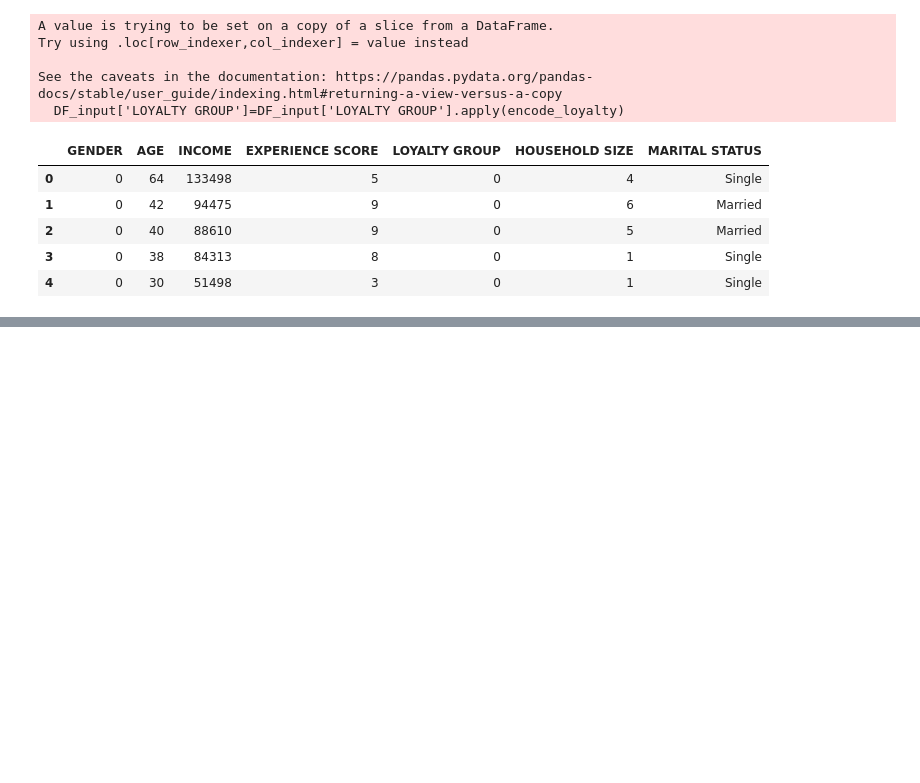
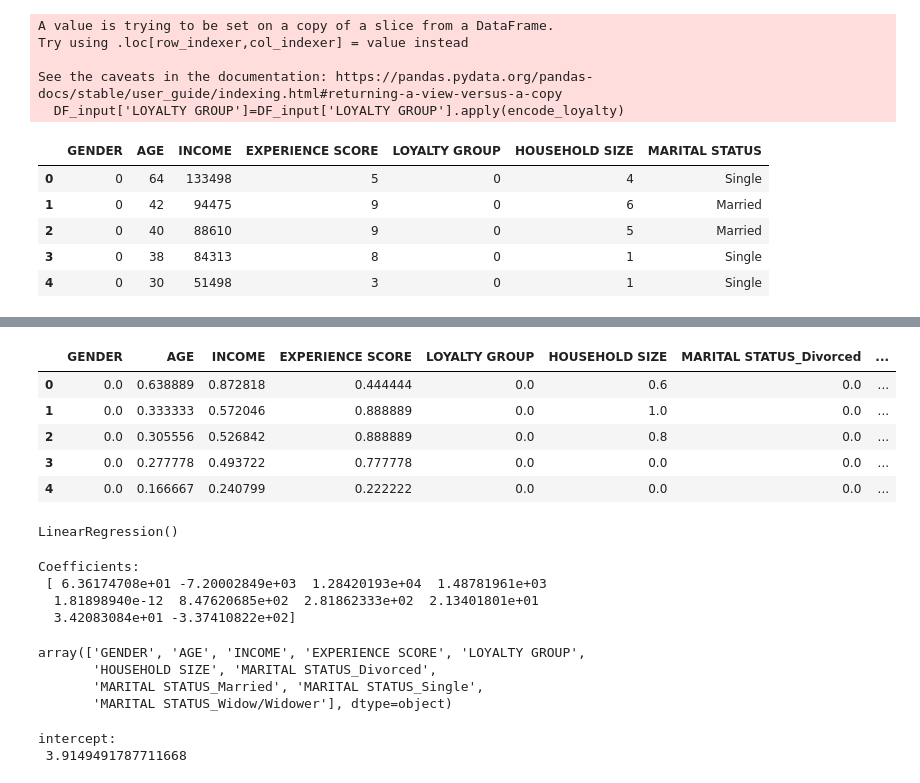
Before and after one commit to benjaminjvdm/portfolio, a Jupyter notebook: Machine Learning/Predict Customer Spend given Consumer Data/Exercise-Regression.ipynb, the cells around one changed output, grey strips where cells are left out. Cells and saved outputs as stored; diff of their text form; code cells hidden in the pictures; blank space fills up the shorter version.

```diff
--- a/Machine Learning/Predict Customer Spend given Consumer Data/Exercise-Regression.ipynb
+++ b/Machine Learning/Predict Customer Spend given Consumer Data/Exercise-Regression.ipynb
@@ -129,0 +146,14 @@ See the caveats in the documentation: https://pandas.pydata.org/pandas-docs/stab
+# %%
+#re-create the Pandas data frame for the NumPy format
+DF_input_column_names = DF_input.columns.values
+DF_input_np=preprocessing.minmax_scale(DF_input)
+Reg_input_scaled=pd.DataFrame(DF_input_np, columns=DF_input_column_names)
+Reg_input_scaled=pd.DataFrame(DF_input_np, columns=DF_input_column_names)
+Reg_input_scaled.head()
+# %% [output]
+|  | GENDER | AGE | INCOME | EXPERIENCE SCORE | LOYALTY GROUP | HOUSEHOLD SIZE | MARITAL STATUS_Divorced | ... |
+| 0 | 0.0 | 0.638889 | 0.872818 | 0.444444 | 0.0 | 0.6 | 0.0 | ... |
+| 1 | 0.0 | 0.333333 | 0.572046 | 0.888889 | 0.0 | 1.0 | 0.0 | ... |
+| 2 | 0.0 | 0.305556 | 0.526842 | 0.888889 | 0.0 | 0.8 | 0.0 | ... |
+| 3 | 0.0 | 0.277778 | 0.493722 | 0.777778 | 0.0 | 0.0 | 0.0 | ... |
+| 4 | 0.0 | 0.166667 | 0.240799 | 0.222222 | 0.0 | 0.0 | 0.0 | ... |
@@ -129,0 +163,29 @@ See the caveats in the documentation: https://pandas.pydata.org/pandas-docs/stab
+# %%
+#Train the model on the training data set
+regr = LinearRegression()
+regr.fit(X_train, Y_train)
+# %% [output]
+LinearRegression()
+# %%
+#predict the values of total spending for the testing feature and find coefficients
+Y_pred = regr.predict(X_test)
+print('Coefficients: \n', regr.coef_)
+# %% [output]
+Coefficients:
+ [ 6.36174708e+01 -7.20002849e+03  1.28420193e+04  1.48781961e+03
+  1.81898940e-12  8.47620685e+02  2.81862333e+02  2.13401801e+01
+  3.42083084e+01 -3.37410822e+02]
+# %%
+#order of coefficients
+Reg_input_scaled.columns.values
+# %% [output]
+array(['GENDER', 'AGE', 'INCOME', 'EXPERIENCE SCORE', 'LOYALTY GROUP',
+       'HOUSEHOLD SIZE', 'MARITAL STATUS_Divorced',
+       'MARITAL STATUS_Married', 'MARITAL STATUS_Single',
+       'MARITAL STATUS_Widow/Widower'], dtype=object)
+# %%
+#Obtain the intercept
+print('intercept: \n', regr.intercept_)
+# %% [output]
+intercept:
+ 3.9149491787711668
```
Also changed, not shown: parts of 5 cells of this notebook.
